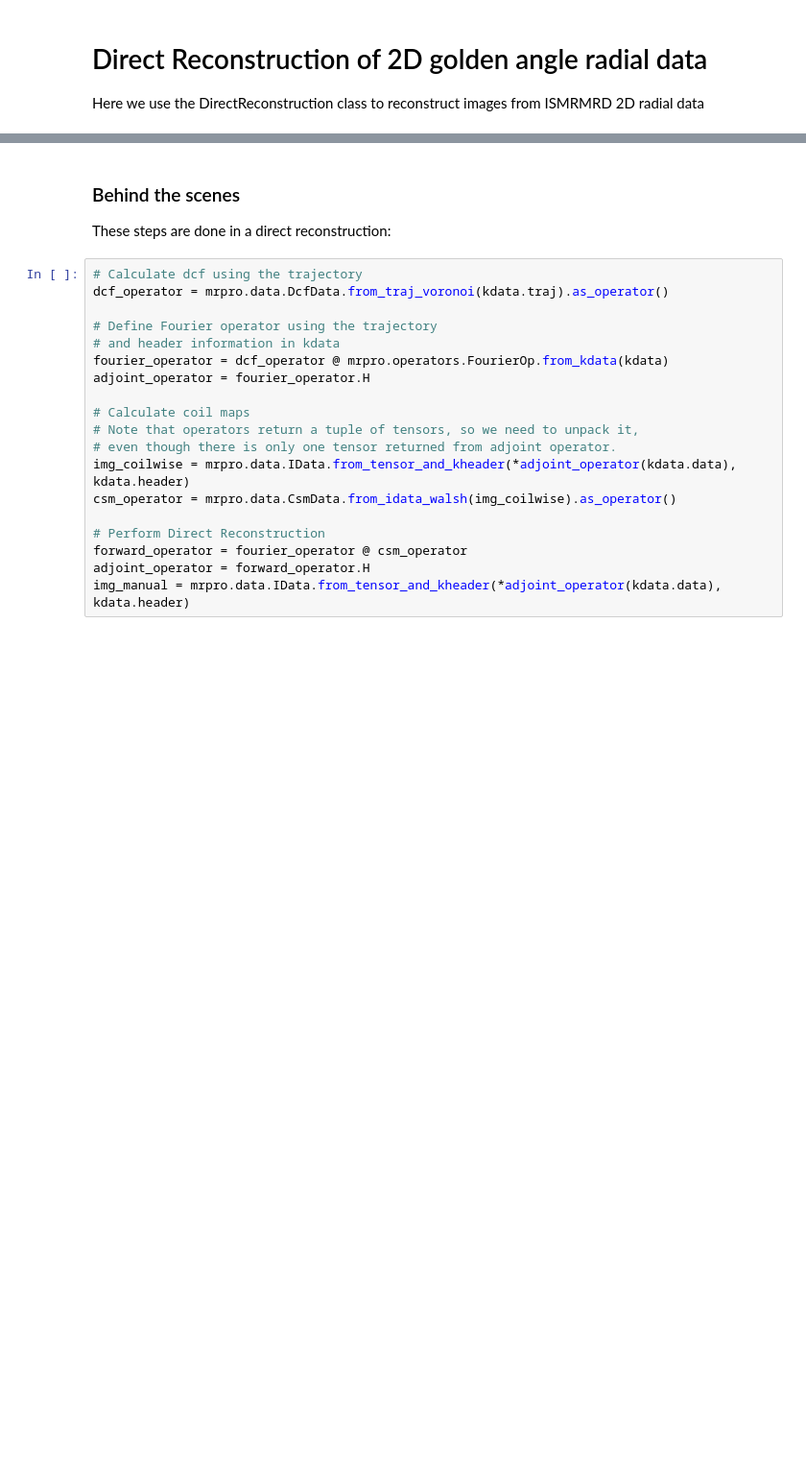
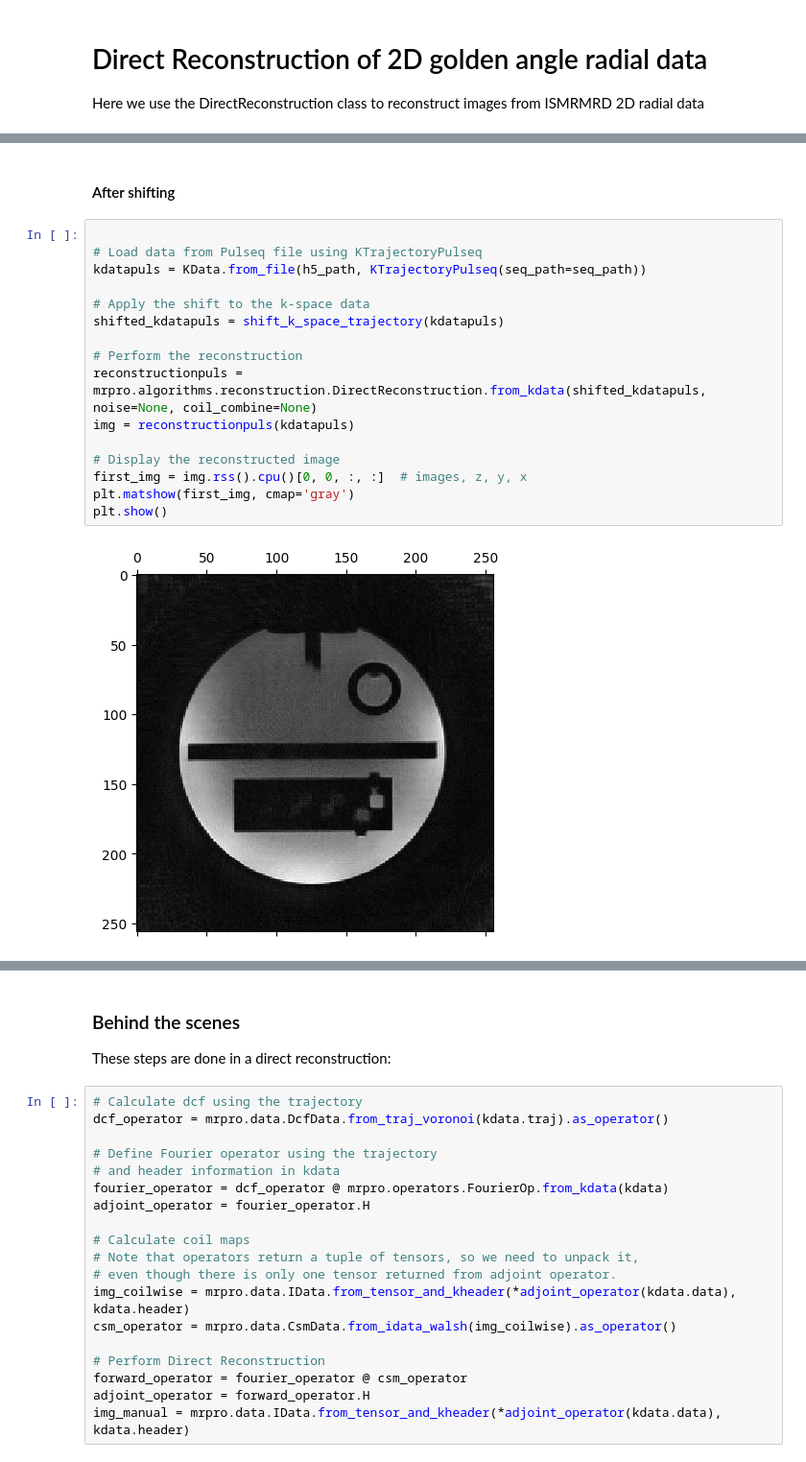
Before and after one commit to PTB-MR/mrpro, a Jupyter notebook: examples/direct_reconstruction.ipynb, the cells around one changed output, grey strips where cells are left out. Shown at 96% size. Drawn from its saved outputs; the diff is of its cells as text; blank space fills up the shorter version.

```diff
--- a/examples/direct_reconstruction.ipynb
+++ b/examples/direct_reconstruction.ipynb
@@ -42,0 +112,20 @@ plt.matshow(first_img, cmap='gray')
+# %% [markdown]
+#### After shifting
+# %%
+
+# Load data from Pulseq file using KTrajectoryPulseq
+kdatapuls = KData.from_file(h5_path, KTrajectoryPulseq(seq_path=seq_path))
+
+# Apply the shift to the k-space data
+shifted_kdatapuls = shift_k_space_trajectory(kdatapuls)
+
+# Perform the reconstruction
+reconstructionpuls = mrpro.algorithms.reconstruction.DirectReconstruction.from_kdata(shifted_kdatapuls, noise=None, coil_combine=None)
+img = reconstructionpuls(kdatapuls)
+
+# Display the reconstructed image
+first_img = img.rss().cpu()[0, 0, :, :]  # images, z, y, x
+plt.matshow(first_img, cmap='gray')
+plt.show()
+# %% [output]
+[figure, added]
```
Also changed, not shown: parts of 31 cells of this notebook, 22 other files.
